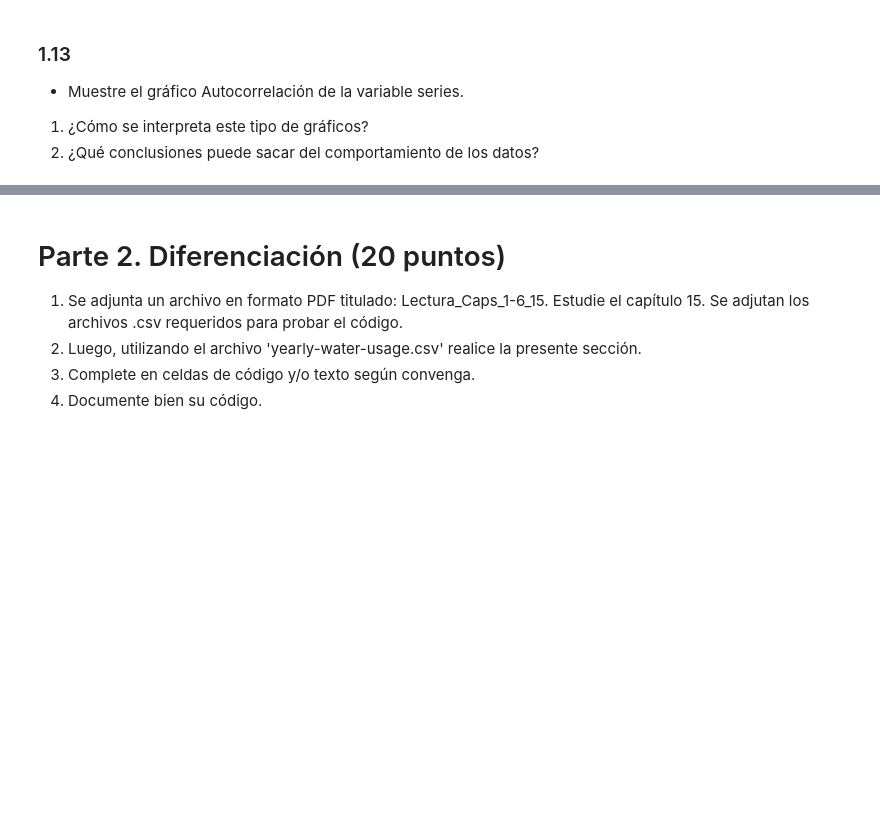
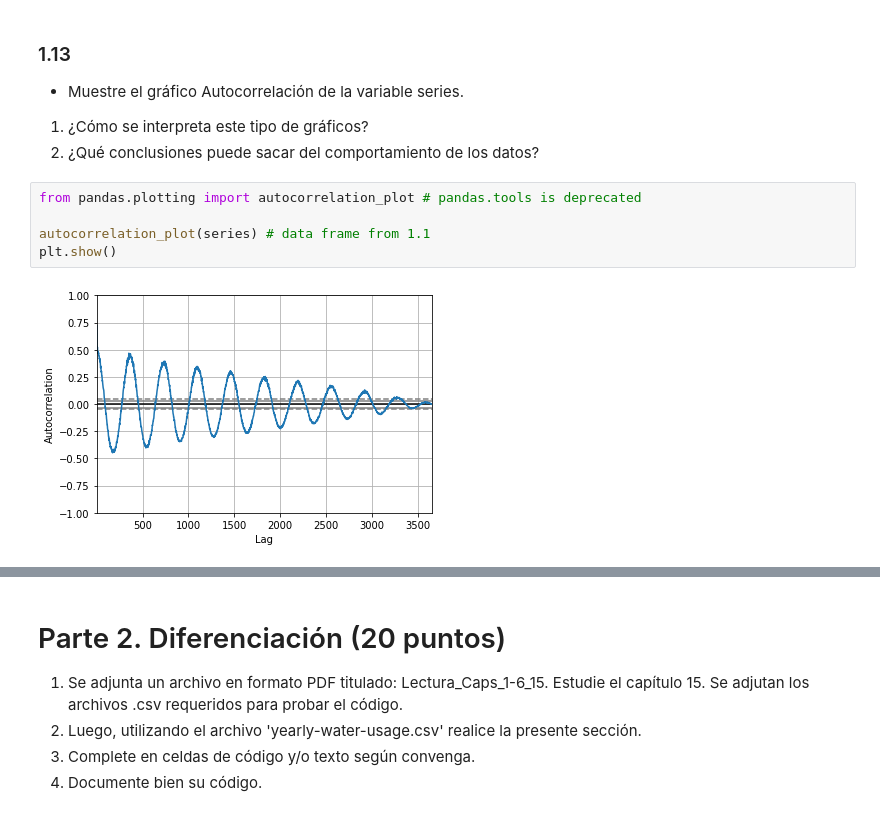
Before and after one commit to GabrielVargasR/University-Artificial-Intelligence, a Jupyter notebook: TC2 - TS, Norm, Reg/2021-2-Trabajo_Corto_02.ipynb, the cells around one changed output, grey strips where cells are left out. Drawn from its saved outputs; the diff is of its cells as text; blank space fills up the shorter version.

```diff
--- a/TC2 - TS, Norm, Reg/2021-2-Trabajo_Corto_02.ipynb
+++ b/TC2 - TS, Norm, Reg/2021-2-Trabajo_Corto_02.ipynb
@@ -231,3 +276,10 @@ plt.show()
 - Muestre el gráfico Autocorrelación de la variable series.
 1. ¿Cómo se interpreta este tipo de gráficos?
 1. ¿Qué conclusiones puede sacar del comportamiento de los datos?
+# %%
+from pandas.plotting import autocorrelation_plot # pandas.tools is deprecated
+
+autocorrelation_plot(series) # data frame from 1.1
+plt.show()
+# %% [output]
+[figure, added]
```
Also changed, not shown: parts of 12 cells of this notebook.
